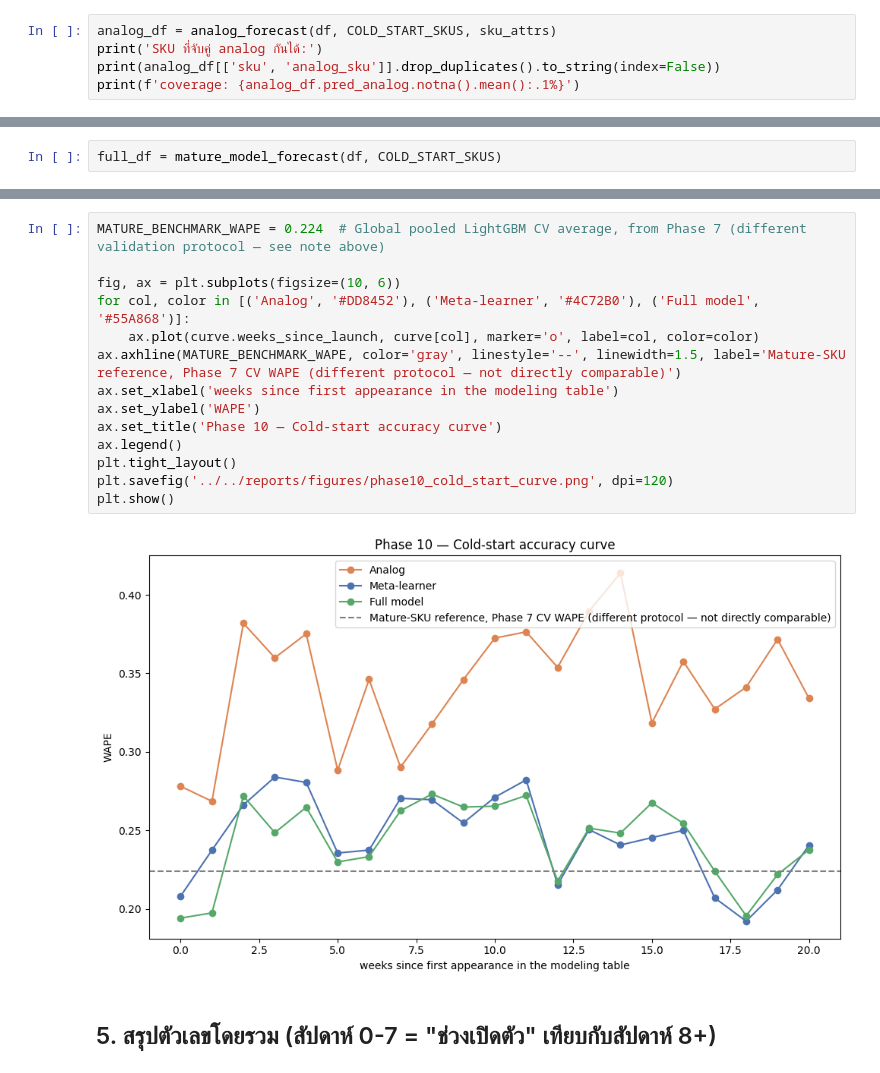
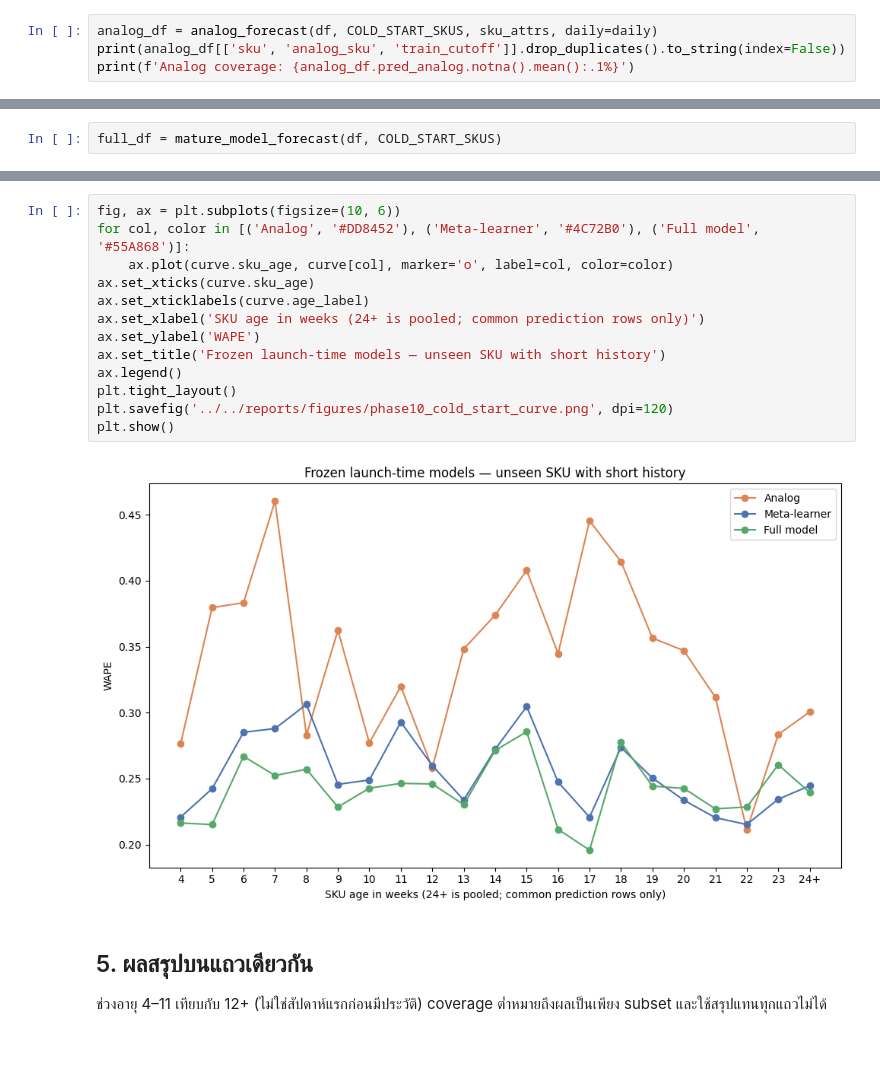
Before and after one commit to thitiwutsuk/Forecasting-FMCG-Daily-Sales, a Jupyter notebook: notebooks/04_cold_start/10_cold_start.ipynb, the cells around one changed output, grey strips where cells are left out. Drawn from its saved outputs; the diff is of its cells as text.

Commit message:
docs(cold-start): rerun fair launch evaluation and report coverage

```diff
--- a/notebooks/04_cold_start/10_cold_start.ipynb
+++ b/notebooks/04_cold_start/10_cold_start.ipynb
@@ -55,6 +57,5 @@ unchanged from before this safeguard was added, but the check now runs regardles
 # %%
-analog_df = analog_forecast(df, COLD_START_SKUS, sku_attrs)
-print('SKU ที่จับคู่ analog กันได้:')
-print(analog_df[['sku', 'analog_sku']].drop_duplicates().to_string(index=False))
-print(f'coverage: {analog_df.pred_analog.notna().mean():.1%}')
+analog_df = analog_forecast(df, COLD_START_SKUS, sku_attrs, daily=daily)
+print(analog_df[['sku', 'analog_sku', 'train_cutoff']].drop_duplicates().to_string(index=False))
+print(f'Analog coverage: {analog_df.pred_analog.notna().mean():.1%}')
 # %% [output]
@@ -122,20 +128,22 @@ curve.round(3)
 # %%
-MATURE_BENCHMARK_WAPE = 0.224  # Global pooled LightGBM CV average, from Phase 7 (different validation protocol — see note above)
-
 fig, ax = plt.subplots(figsize=(10, 6))
 for col, color in [('Analog', '#DD8452'), ('Meta-learner', '#4C72B0'), ('Full model', '#55A868')]:
-    ax.plot(curve.weeks_since_launch, curve[col], marker='o', label=col, color=color)
-ax.axhline(MATURE_BENCHMARK_WAPE, color='gray', linestyle='--', linewidth=1.5, label='Mature-SKU reference, Phase 7 CV WAPE (different protocol — not directly comparable)')
-ax.set_xlabel('weeks since first appearance in the modeling table')
+    ax.plot(curve.sku_age, curve[col], marker='o', label=col, color=color)
+ax.set_xticks(curve.sku_age)
+ax.set_xticklabels(curve.age_label)
+ax.set_xlabel('SKU age in weeks (24+ is pooled; common prediction rows only)')
 ax.set_ylabel('WAPE')
-ax.set_title('Phase 10 — Cold-start accuracy curve')
+ax.set_title('Frozen launch-time models — unseen SKU with short history')
 ax.legend()
 plt.tight_layout()
 plt.savefig('../../reports/figures/phase10_cold_start_curve.png', dpi=120)
 plt.show()
 # %% [output]
-[figure, old version]
+[figure, new version]
 # %% [markdown]
-## 5. สรุปตัวเลขโดยรวม (สัปดาห์ 0-7 = "ช่วงเปิดตัว" เทียบกับสัปดาห์ 8+)
+## 5. ผลสรุปบนแถวเดียวกัน
+
+ช่วงอายุ 4–11 เทียบกับ 12+ (ไม่ใช่สัปดาห์แรกก่อนมีประวัติ)
+coverage ต่ำหมายถึงผลเป็นเพียง subset และใช้สรุปแทนทุกแถวไม่ได้
 # %%
 summary_rows = []
```
Also changed, not shown: parts of 11 cells of this notebook, 4 other files.
